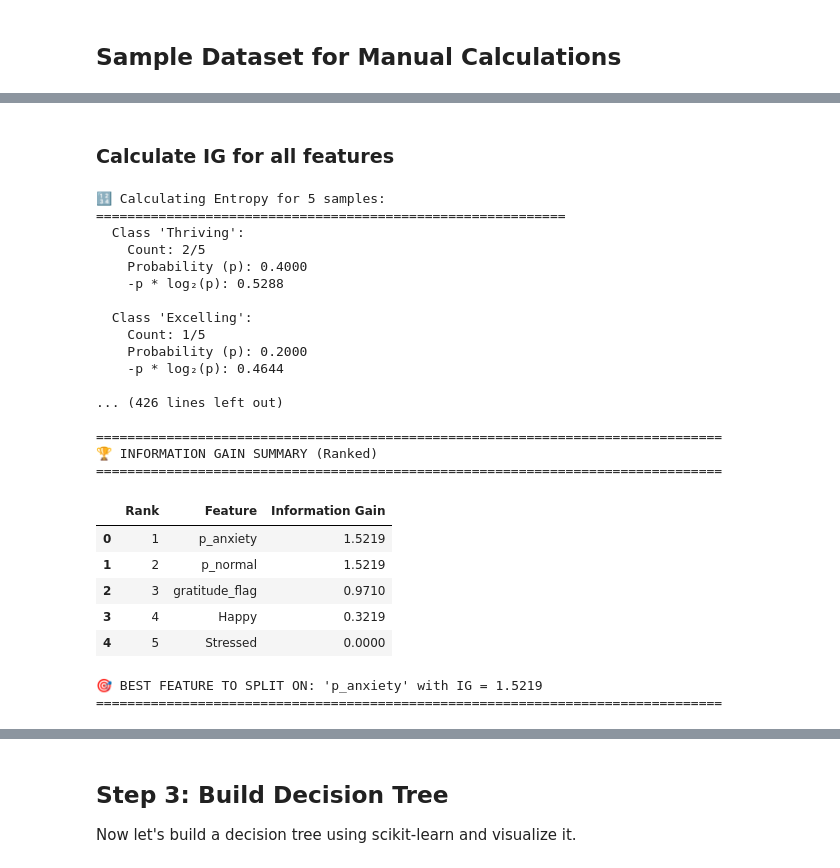
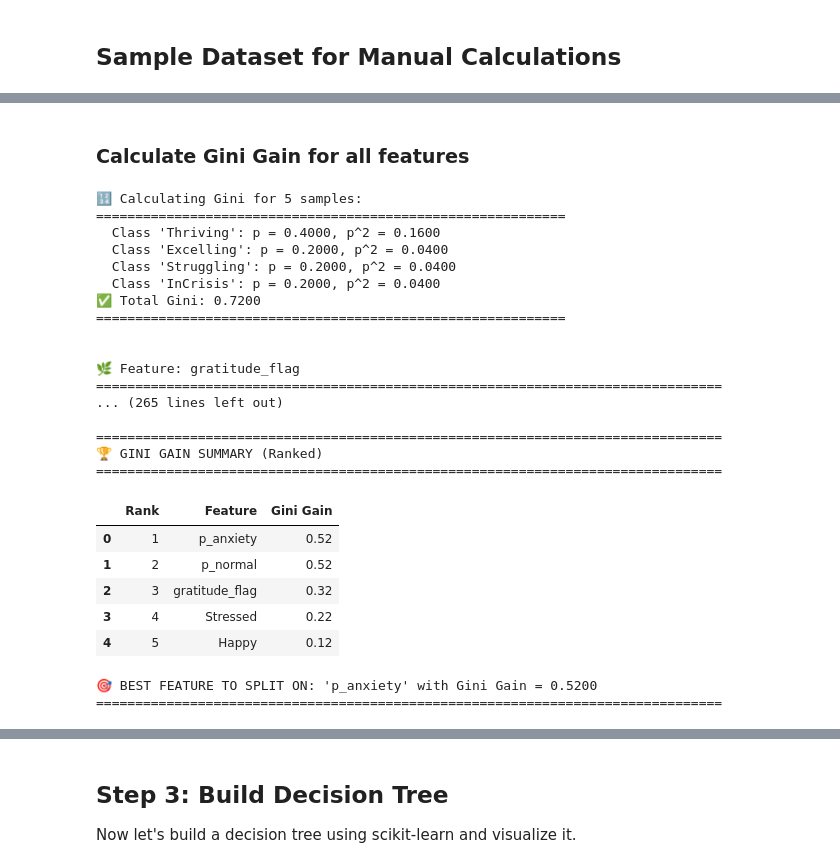
Before and after one commit to majiinB/Heron-wellnest-ml-model, a Jupyter notebook: notebooks/util/tree-algorithms-explained.ipynb, the cells around one changed output, grey strips where cells are left out. Cells and saved outputs as stored; diff of their text form; code cells hidden in the pictures.

```diff
--- a/notebooks/util/tree-algorithms-explained.ipynb
+++ b/notebooks/util/tree-algorithms-explained.ipynb
@@ -65,7 +65,7 @@ sample_data = pd.DataFrame({
     'p_normal': [0.546, 0.0, 0.0, 0.439, 0.063],
     'gratitude_flag': [0, 0, 1, 1, 1],
     'Happy': [0, 1, 0, 0, 0],
-    'Stressed': [0, 0, 0, 0, 0],
+    'Stressed': [0, 0, 0, 0, 1],
     'WellbeingClass': ['Thriving', 'Thriving', 'Excelling', 'Struggling', 'InCrisis']
 })
 
@@ -263,55 +235,55 @@ def calculate_information_gain(data, feature, target_col='WellbeingClass'):
 # %% [markdown]
-### **Calculate IG for all features**
+### **Calculate Gini Gain for all features**
 # %%
-# Calculate Information Gain for each feature
+# Calculate Gini Gain for each feature
 features = ['gratitude_flag', 'Happy', 'p_anxiety', 'p_normal', 'Stressed']
-information_gains = {}
+gini_gains = {}
 
 for feature in features:
-    ig = calculate_information_gain(sample_data, feature)
-    information_gains[feature] = ig
+    gain = calculate_gini_gain(sample_data, feature)
+    gini_gains[feature] = gain
 
 # Display results
 print("\n\n" + "=" * 80)
-print("🏆 INFORMATION GAIN SUMMARY (Ranked)")
+print("🏆 GINI GAIN SUMMARY (Ranked)")
 print("=" * 80)
 
-ig_df = pd.DataFrame(list(information_gains.items()), columns=['Feature', 'Information Gain'])
-ig_df = ig_df.sort_values('Information Gain', ascending=False).reset_index(drop=True)
-ig_df['Rank'] = range(1, len(ig_df) + 1)
-ig_df = ig_df[['Rank', 'Feature', 'Information Gain']]
+gg_df = pd.DataFrame(list(gini_gains.items()), columns=['Feature', 'Gini Gain'])
+gg_df = gg_df.sort_values('Gini Gain', ascending=False).reset_index(drop=True)
+gg_df['Rank'] = range(1, len(gg_df) + 1)
+gg_df = gg_df[['Rank', 'Feature', 'Gini Gain']]
 
-display(ig_df)
+display(gg_df)
 
-best_feature = ig_df.iloc[0]['Feature']
-best_ig = ig_df.iloc[0]['Information Gain']
+best_feature = gg_df.iloc[0]['Feature']
+best_gain = gg_df.iloc[0]['Gini Gain']
 
-print(f"\n🎯 BEST FEATURE TO SPLIT ON: '{best_feature}' with IG = {best_ig:.4f}")
+print(f"\n🎯 BEST FEATURE TO SPLIT ON: '{best_feature}' with Gini Gain = {best_gain:.4f}")
 print("=" * 80)
 # %% [output]
-🔢 Calculating Entropy for 5 samples:
+🔢 Calculating Gini for 5 samples:
 ============================================================
-  Class 'Thriving':
-    Count: 2/5
-    Probability (p): 0.4000
-    -p * log₂(p): 0.5288
+  Class 'Thriving': p = 0.4000, p^2 = 0.1600
+  Class 'Excelling': p = 0.2000, p^2 = 0.0400
+  Class 'Struggling': p = 0.2000, p^2 = 0.0400
+  Class 'InCrisis': p = 0.2000, p^2 = 0.0400
+✅ Total Gini: 0.7200
+============================================================
 
-  Class 'Excelling':
-    Count: 1/5
-    Probability (p): 0.2000
-    -p * log₂(p): 0.4644
 
-... (426 lines left out)
+🌿 Feature: gratitude_flag
+================================================================================
+... (265 lines left out)
 
 ================================================================================
-🏆 INFORMATION GAIN SUMMARY (Ranked)
+🏆 GINI GAIN SUMMARY (Ranked)
 ================================================================================
-|  | Rank | Feature | Information Gain |
-| 0 | 1 | p_anxiety | 1.5219 |
-| 1 | 2 | p_normal | 1.5219 |
-| 2 | 3 | gratitude_flag | 0.9710 |
-| 3 | 4 | Happy | 0.3219 |
-| 4 | 5 | Stressed | 0.0000 |
+|  | Rank | Feature | Gini Gain |
+| 0 | 1 | p_anxiety | 0.52 |
+| 1 | 2 | p_normal | 0.52 |
+| 2 | 3 | gratitude_flag | 0.32 |
+| 3 | 4 | Stressed | 0.22 |
+| 4 | 5 | Happy | 0.12 |
-🎯 BEST FEATURE TO SPLIT ON: 'p_anxiety' with IG = 1.5219
+🎯 BEST FEATURE TO SPLIT ON: 'p_anxiety' with Gini Gain = 0.5200
 ================================================================================
 # %% [markdown]
```
Also changed, not shown: parts of 14 cells of this notebook, 1 other file.
